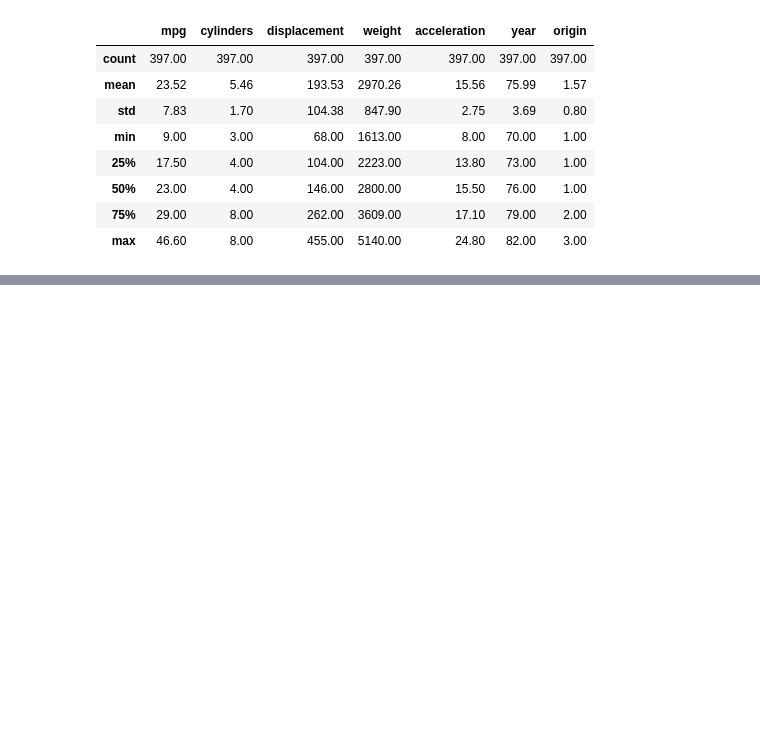
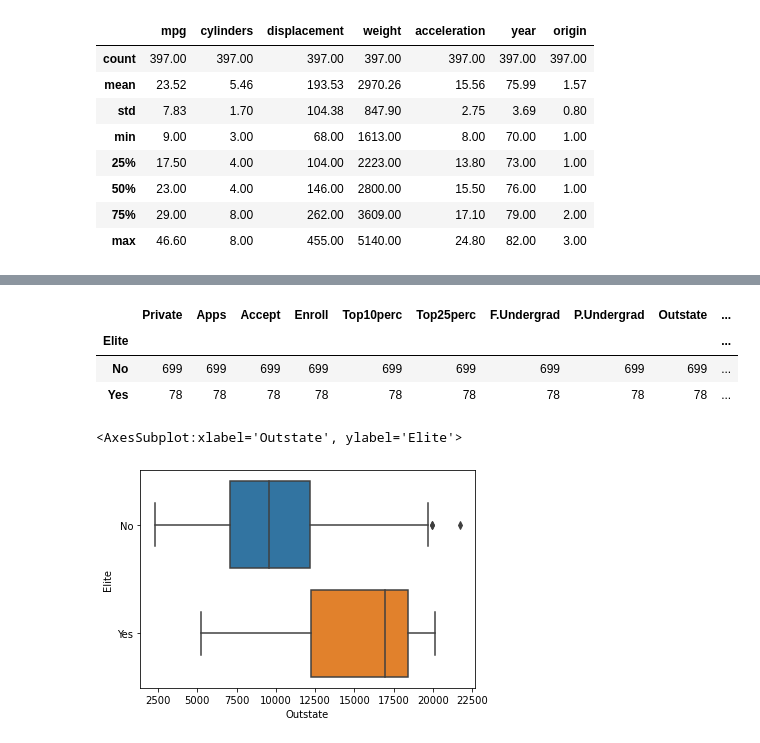
Before and after one commit to adbernardi/ISLR_r_python, a Jupyter notebook: Notebooks/Chapter 2 Code & Exercises.ipynb, the cells around one changed output, grey strips where cells are left out. Drawn from its saved outputs; the diff is of its cells as text; code cells hidden in the pictures; blank space fills up the shorter version.

```diff
--- a/Notebooks/Chapter 2 Code & Exercises.ipynb
+++ b/Notebooks/Chapter 2 Code & Exercises.ipynb
@@ -264,0 +312,9 @@ round(auto.describe(), 2)
+# %%
+# Creating new variable Elite by binning the Top10perc variable
+import numpy as np
+
+# Remember np.where?
+
+college['Elite'] = np.where(college['Top10perc'] > 50.0, "Yes", "No")
+
+college.Elite.head(10)
@@ -264,0 +333,15 @@ round(auto.describe(), 2)
+# %%
+# Getting a count of Elite and non-Elite schools
+college.groupby(['Elite']).count()
+# %% [output]
+|  | Private | Apps | Accept | Enroll | Top10perc | Top25perc | F.Undergrad | P.Undergrad | Outstate | ... |
+| Elite |  |  |  |  |  |  |  |  |  | ... |
+| No | 699 | 699 | 699 | 699 | 699 | 699 | 699 | 699 | 699 | ... |
+| Yes | 78 | 78 | 78 | 78 | 78 | 78 | 78 | 78 | 78 | ... |
+# %%
+# Boxplot for side by side of Outstate vs Elite
+
+sns.boxplot(x = college.Outstate, y = college.Elite)
+# %% [output]
+<AxesSubplot:xlabel='Outstate', ylabel='Elite'>
+[figure, added]
```
Also changed, not shown: parts of 23 cells of this notebook.
